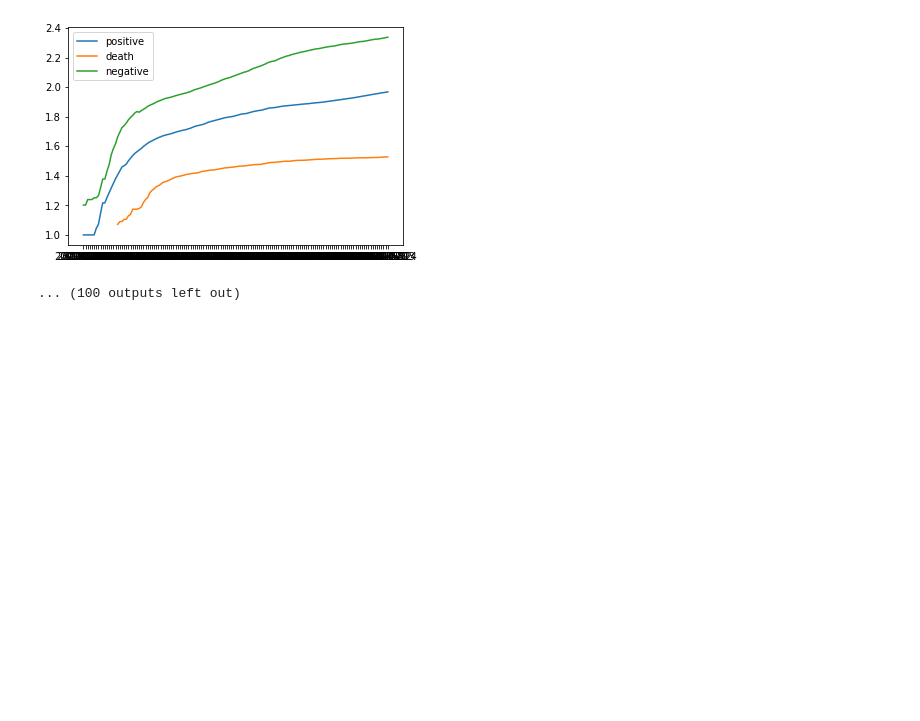
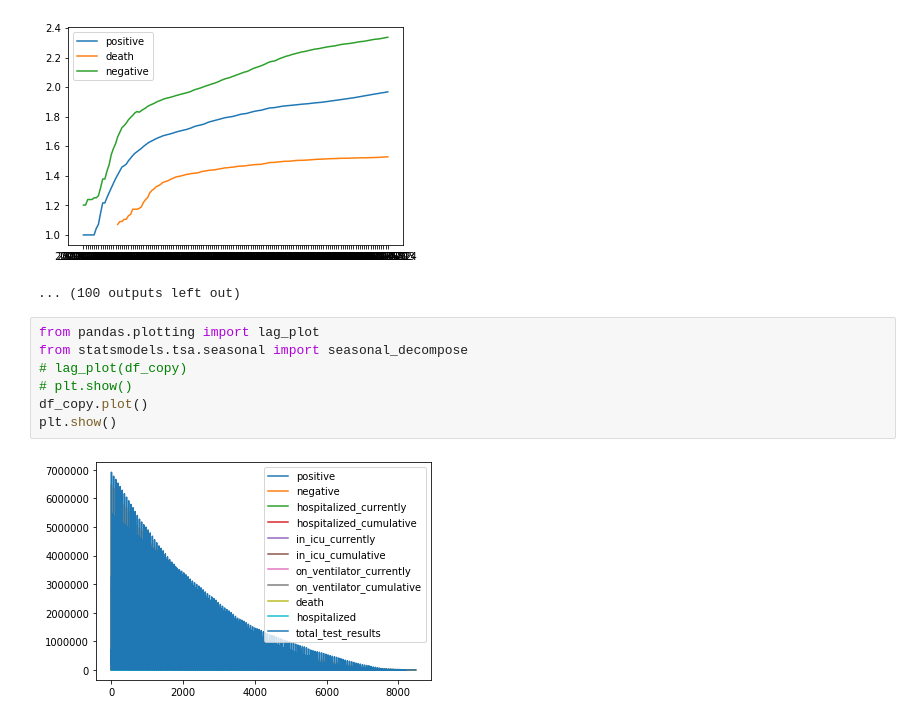
Before and after one commit to Raahulprem/Build_with_AI, a Jupyter notebook: covL.ipynb, the cells around one changed output. Drawn from its saved outputs; the diff is of its cells as text; blank space fills up the shorter version.

```diff
--- a/covL.ipynb
+++ b/covL.ipynb
@@ -125,3 +181,12 @@ NH :
 WI :
 [figure]
 ... (100 outputs left out)
+# %%
+from pandas.plotting import lag_plot
+from statsmodels.tsa.seasonal import seasonal_decompose
+# lag_plot(df_copy)
+# plt.show()
+df_copy.plot()
+plt.show()
+# %% [output]
+[figure, added]
```
Also changed, not shown: parts of 20 cells of this notebook.
